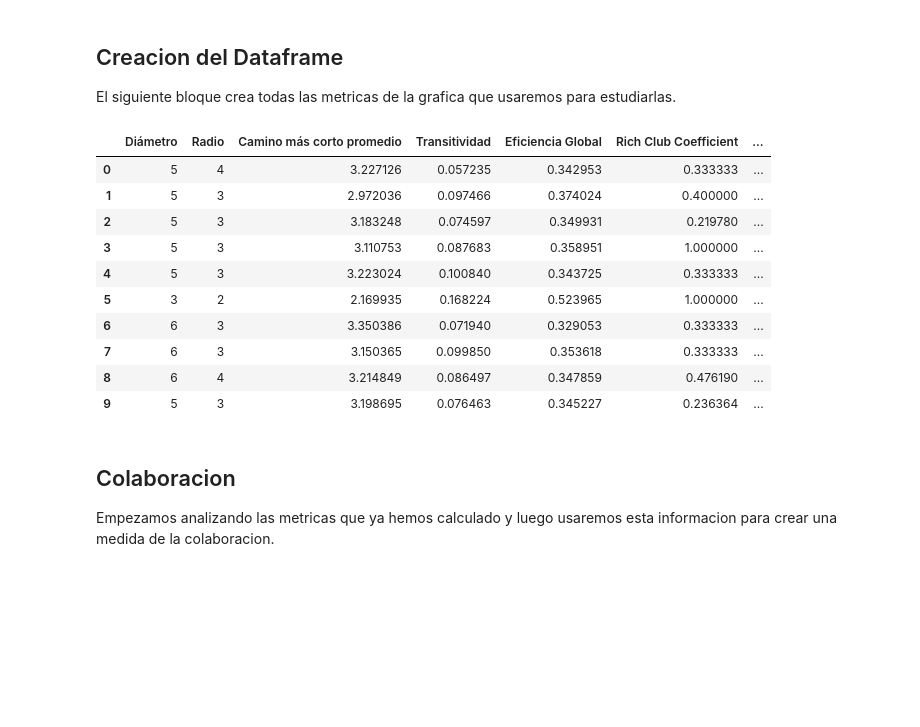
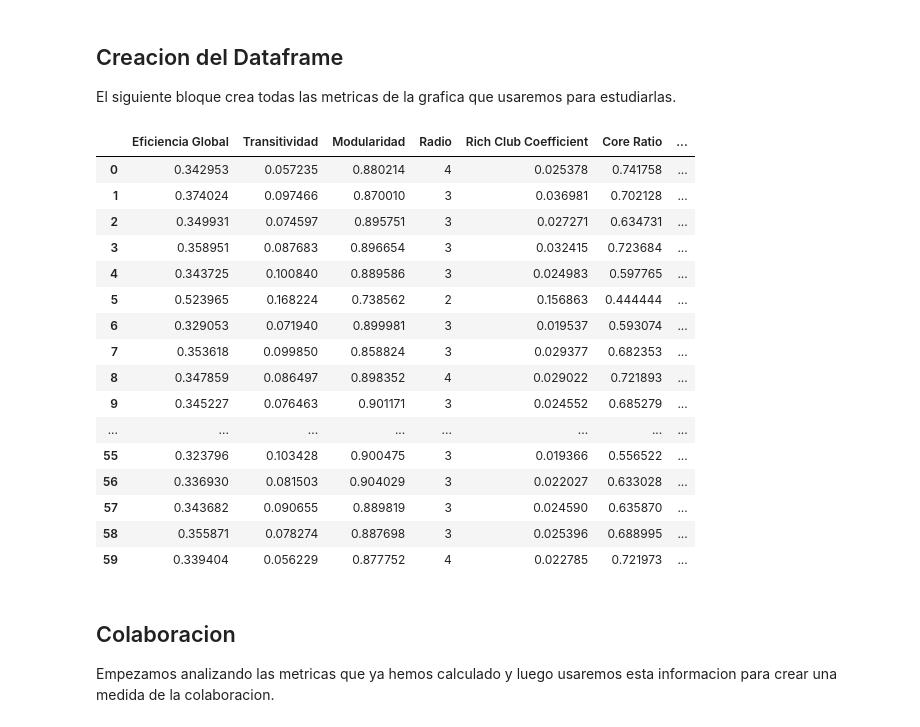
Before and after one commit to OlgaMMC/iGED_new_repo, a Jupyter notebook: random_network_analysis.ipynb, the cells around one changed output. Saved outputs shown, nothing was run; the diff lists cells and outputs as text; code cells hidden in the pictures; blank space fills up the shorter version.

```diff
--- a/random_network_analysis.ipynb
+++ b/random_network_analysis.ipynb
@@ -31,7 +31,7 @@ import seaborn as sns; sns.set()
 
 G={}
 
-for i in range(10):
+for i in range(60):
     G[i]=nx.read_graphml('Random_Graphs/Random_Graph_'+str(i+1)+'.graphml')
 # %%
 #--------------------------------
@@ -89,11 +89,11 @@ def max_rich_club(G):
     #rich_club_1=nx.algorithms.rich_club_coefficient(G, normalized=False)
     rich_club=rich_club_coeffs(G)
     max_i=0
-
     for i in range(len(rich_club)):
         if rich_club[i]>rich_club[max_i]:
             max_i=i
-    return rich_club[max_i]
+        else:
+            return rich_club[max_i]
 # %% [markdown]
 ## Creacion del Dataframe
 
@@ -107,54 +107,63 @@ radius = n*[0]
 avg_shortest_path_length = n*[0]
 transitivity = n*[0]
 global_efficiency = n*[0]
 modularity = n*[0]
 rich_club_coefficient = n*[0]
 core_rate= n*[0]
 central_pt = n*[0]
 spectral_radii = n*[0]
+modularidad=n*[0]
 
 for index in G.keys():
     graph=G[index]
 
     #conseguimos cada parámetro para esta ciudad
     diameter[index] =                     nx.diameter(graph)
     radius[index] =                       nx.radius(graph)
     avg_shortest_path_length[index] =     nx.average_shortest_path_length(graph)
     transitivity[index] =                 nx.transitivity(graph)
     global_efficiency[index] =            nx.global_efficiency(graph)
     #modularidad precomputada
     rich_club_coefficient[index] =        max_rich_club(graph)
     core_rate[index]=                     core_ratio(graph)
     central_pt[index]=       central_point_dominance(graph)
     spectral_radii[index]=               spectral_radius(graph)
+    modularidad[index]=                  nx.algorithms.community.quality.performance(graph,nx.algorithms.community.modularity_max.greedy_modularity_communities(graph))
 
 df=pd.DataFrame()
 
-for index in G.keys():
-    df['Diámetro'] = diameter
-    df['Radio'] = radius
-    df['Camino más corto promedio'] = avg_shortest_path_length
-    df['Transitividad'] = transitivity
-    df['Eficiencia Global'] = global_efficiency
-    df['Rich Club Coefficient'] = rich_club_coefficient
-    df['Core Ratio'] = core_rate
-    df['Central Point Dominance'] = [round(central_pt[index],3) for index in range(n)]
-    df['Spectral radius'] = [round(spectral_radii[index],3) for index in range(n)]
+
+df['Eficiencia Global'] = global_efficiency
+df['Transitividad'] = transitivity
+df['Modularidad'] = modularidad
+df['Radio'] = radius
+df['Rich Club Coefficient'] = rich_club_coefficient
+df['Core Ratio'] = core_rate
+df['Central Point Dominance'] = [round(central_pt[index],3) for index in range(n)]
+df['Spectral radius'] = [round(spectral_radii[index],3) for index in range(n)]
+df['Camino más corto promedio'] = avg_shortest_path_length
+df['Diámetro'] = diameter
 
 
 df
 # %% [output]
-|  | Diámetro | Radio | Camino más corto promedio | Transitividad | Eficiencia Global | Rich Club Coefficient | ... |
-| 0 | 5 | 4 | 3.227126 | 0.057235 | 0.342953 | 0.333333 | ... |
-| 1 | 5 | 3 | 2.972036 | 0.097466 | 0.374024 | 0.400000 | ... |
-| 2 | 5 | 3 | 3.183248 | 0.074597 | 0.349931 | 0.219780 | ... |
-| 3 | 5 | 3 | 3.110753 | 0.087683 | 0.358951 | 1.000000 | ... |
-| 4 | 5 | 3 | 3.223024 | 0.100840 | 0.343725 | 0.333333 | ... |
-| 5 | 3 | 2 | 2.169935 | 0.168224 | 0.523965 | 1.000000 | ... |
-| 6 | 6 | 3 | 3.350386 | 0.071940 | 0.329053 | 0.333333 | ... |
-| 7 | 6 | 3 | 3.150365 | 0.099850 | 0.353618 | 0.333333 | ... |
-| 8 | 6 | 4 | 3.214849 | 0.086497 | 0.347859 | 0.476190 | ... |
-| 9 | 5 | 3 | 3.198695 | 0.076463 | 0.345227 | 0.236364 | ... |
+|  | Eficiencia Global | Transitividad | Modularidad | Radio | Rich Club Coefficient | Core Ratio | ... |
+| 0 | 0.342953 | 0.057235 | 0.880214 | 4 | 0.025378 | 0.741758 | ... |
+| 1 | 0.374024 | 0.097466 | 0.870010 | 3 | 0.036981 | 0.702128 | ... |
+| 2 | 0.349931 | 0.074597 | 0.895751 | 3 | 0.027271 | 0.634731 | ... |
+| 3 | 0.358951 | 0.087683 | 0.896654 | 3 | 0.032415 | 0.723684 | ... |
+| 4 | 0.343725 | 0.100840 | 0.889586 | 3 | 0.024983 | 0.597765 | ... |
+| 5 | 0.523965 | 0.168224 | 0.738562 | 2 | 0.156863 | 0.444444 | ... |
+| 6 | 0.329053 | 0.071940 | 0.899981 | 3 | 0.019537 | 0.593074 | ... |
+| 7 | 0.353618 | 0.099850 | 0.858824 | 3 | 0.029377 | 0.682353 | ... |
+| 8 | 0.347859 | 0.086497 | 0.898352 | 4 | 0.029022 | 0.721893 | ... |
+| 9 | 0.345227 | 0.076463 | 0.901171 | 3 | 0.024552 | 0.685279 | ... |
+| ... | ... | ... | ... | ... | ... | ... | ... |
+| 55 | 0.323796 | 0.103428 | 0.900475 | 3 | 0.019366 | 0.556522 | ... |
+| 56 | 0.336930 | 0.081503 | 0.904029 | 3 | 0.022027 | 0.633028 | ... |
+| 57 | 0.343682 | 0.090655 | 0.889819 | 3 | 0.024590 | 0.635870 | ... |
+| 58 | 0.355871 | 0.078274 | 0.887698 | 3 | 0.025396 | 0.688995 | ... |
+| 59 | 0.339404 | 0.056229 | 0.877752 | 4 | 0.022785 | 0.721973 | ... |
 # %% [markdown]
 ## Colaboracion
 
```
Also changed, not shown: parts of 6 cells of this notebook, 50 other files.
